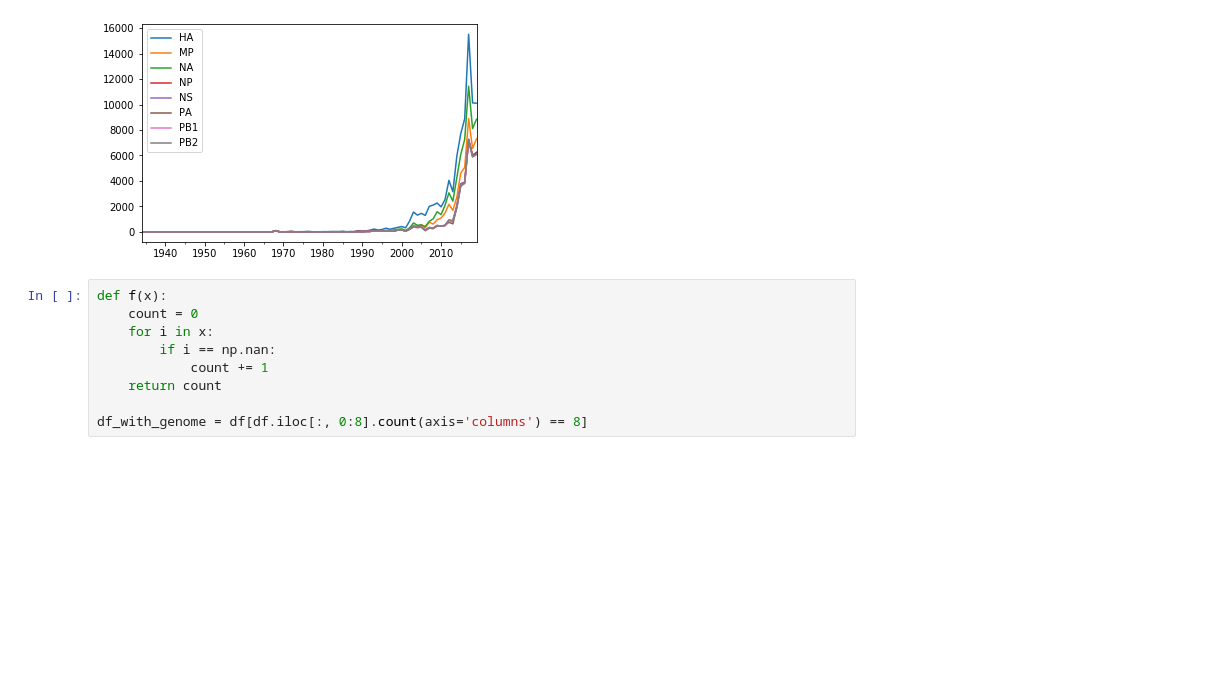
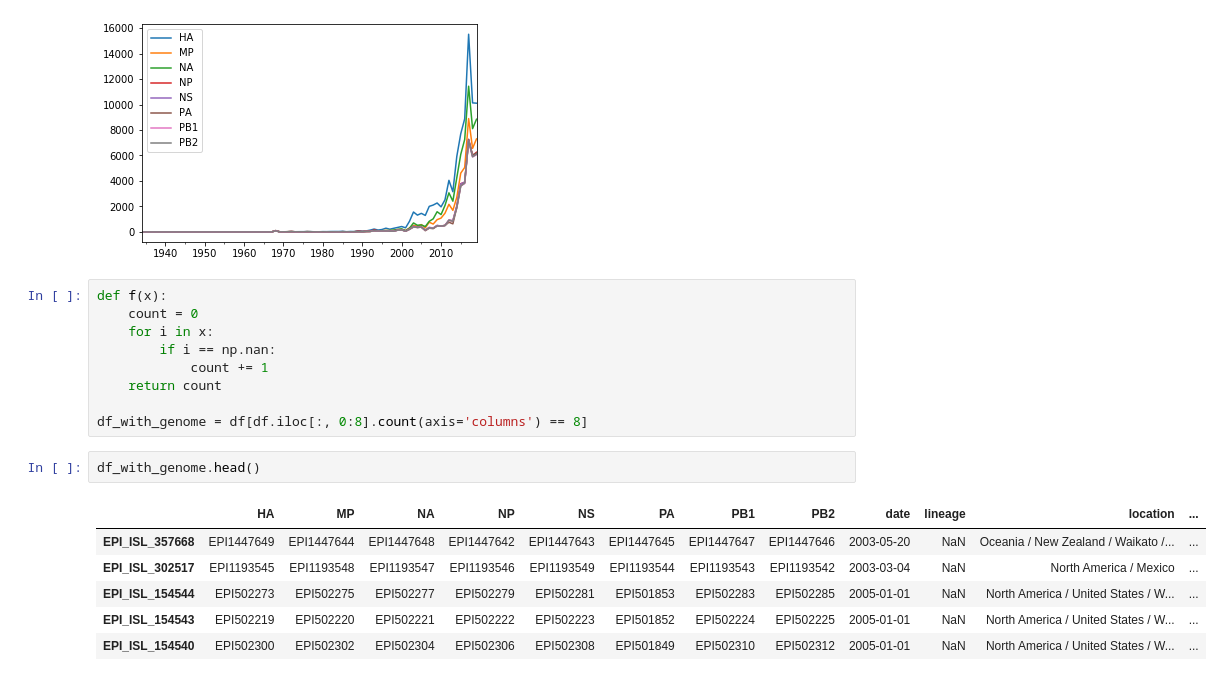
Before and after one commit to guibuzi/bioinfo, a Jupyter notebook: sequence_processing_tools/read_attribute.ipynb, the cells around one changed output. Cells and saved outputs as stored; diff of their text form; blank space fills up the shorter version.

```diff
--- a/sequence_processing_tools/read_attribute.ipynb
+++ b/sequence_processing_tools/read_attribute.ipynb
@@ -115,3 +115,12 @@ def f(x):
     return count
 
 df_with_genome = df[df.iloc[:, 0:8].count(axis='columns') == 8]
+# %%
+df_with_genome.head()
+# %% [output]
+|  | HA | MP | NA | NP | NS | PA | PB1 | PB2 | date | lineage | location | ... |
+| EPI_ISL_357668 | EPI1447649 | EPI1447644 | EPI1447648 | EPI1447642 | EPI1447643 | EPI1447645 | EPI1447647 | EPI1447646 | 2003-05-20 | NaN | Oceania / New Zealand / Waikato /... | ... |
+| EPI_ISL_302517 | EPI1193545 | EPI1193548 | EPI1193547 | EPI1193546 | EPI1193549 | EPI1193544 | EPI1193543 | EPI1193542 | 2003-03-04 | NaN | North America / Mexico | ... |
+| EPI_ISL_154544 | EPI502273 | EPI502275 | EPI502277 | EPI502279 | EPI502281 | EPI501853 | EPI502283 | EPI502285 | 2005-01-01 | NaN | North America / United States / W... | ... |
+| EPI_ISL_154543 | EPI502219 | EPI502220 | EPI502221 | EPI502222 | EPI502223 | EPI501852 | EPI502224 | EPI502225 | 2005-01-01 | NaN | North America / United States / W... | ... |
+| EPI_ISL_154540 | EPI502300 | EPI502302 | EPI502304 | EPI502306 | EPI502308 | EPI501849 | EPI502310 | EPI502312 | 2005-01-01 | NaN | North America / United States / W... | ... |
```
Also changed, not shown: parts of 3 cells of this notebook, 3 other files.
